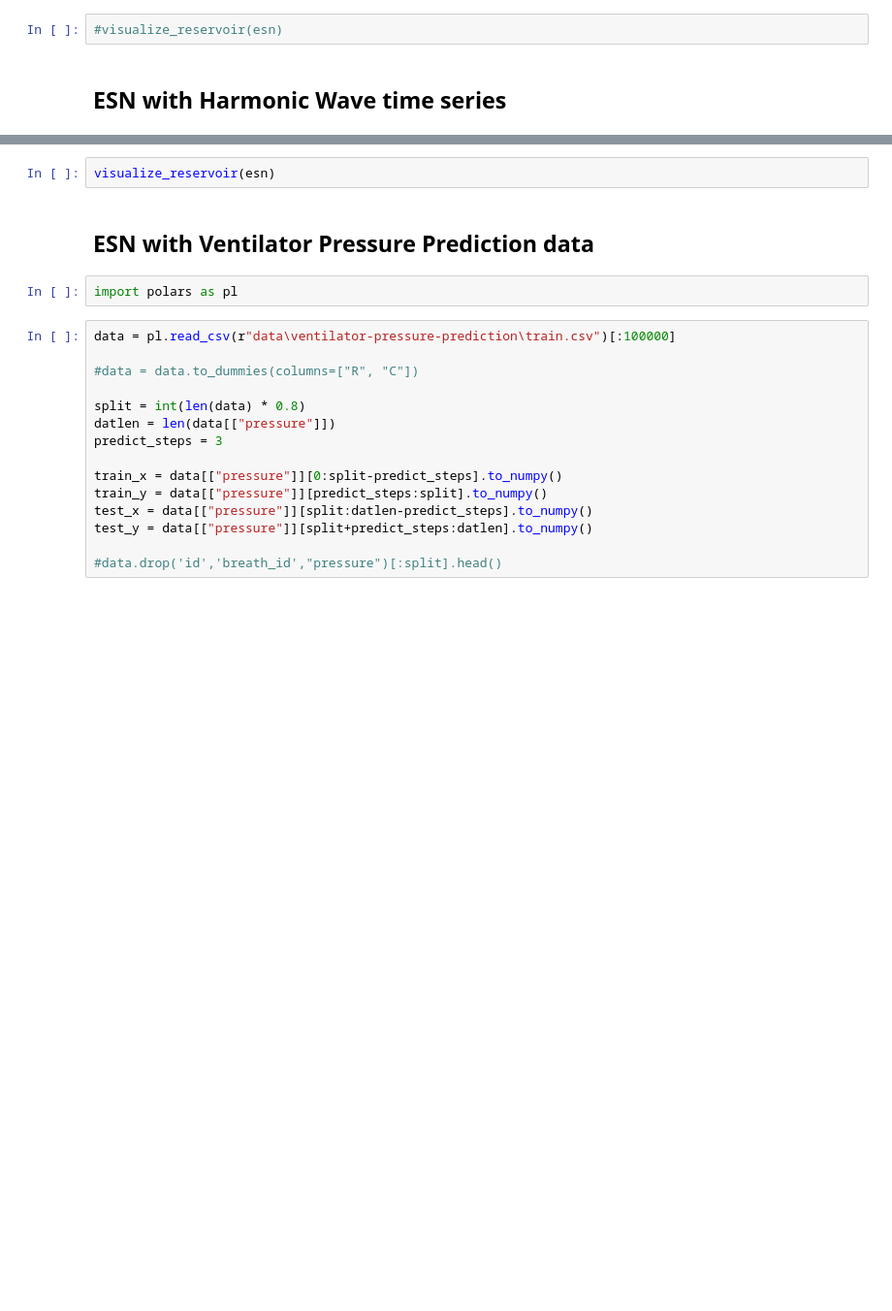
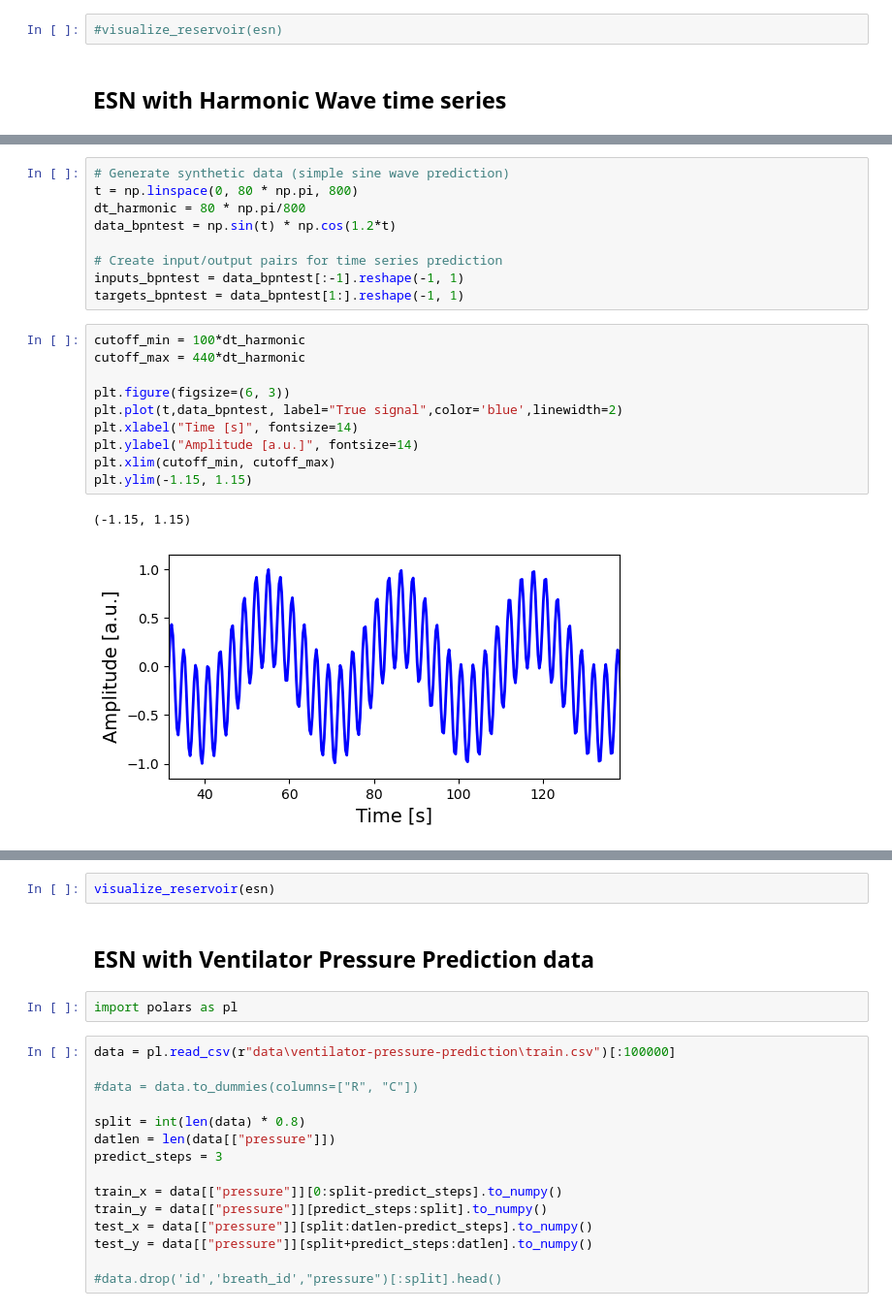
Before and after one commit to TMKamsma/Pyontronics, a Jupyter notebook: demo.ipynb, the cells around one changed output, grey strips where cells are left out. Shown at 97% size. Saved outputs shown, nothing was run; the diff lists cells and outputs as text; blank space fills up the shorter version.

```diff
--- a/demo.ipynb
+++ b/demo.ipynb
@@ -216,0 +217,22 @@ plt.ylim(-1.15, 1.15)
+# %%
+# Generate synthetic data (simple sine wave prediction)
+t = np.linspace(0, 80 * np.pi, 800)
+dt_harmonic = 80 * np.pi/800
+data_bpntest = np.sin(t) * np.cos(1.2*t)
+
+# Create input/output pairs for time series prediction
+inputs_bpntest = data_bpntest[:-1].reshape(-1, 1)
+targets_bpntest = data_bpntest[1:].reshape(-1, 1)
+# %%
+cutoff_min = 100*dt_harmonic
+cutoff_max = 440*dt_harmonic
+
+plt.figure(figsize=(6, 3))
+plt.plot(t,data_bpntest, label="True signal",color='blue',linewidth=2)
+plt.xlabel("Time [s]", fontsize=14)
+plt.ylabel("Amplitude [a.u.]", fontsize=14)
+plt.xlim(cutoff_min, cutoff_max)
+plt.ylim(-1.15, 1.15)
+# %% [output]
+(-1.15, 1.15)
+[figure, added]
```
Also changed, not shown: parts of 11 cells of this notebook, 12 other files.
